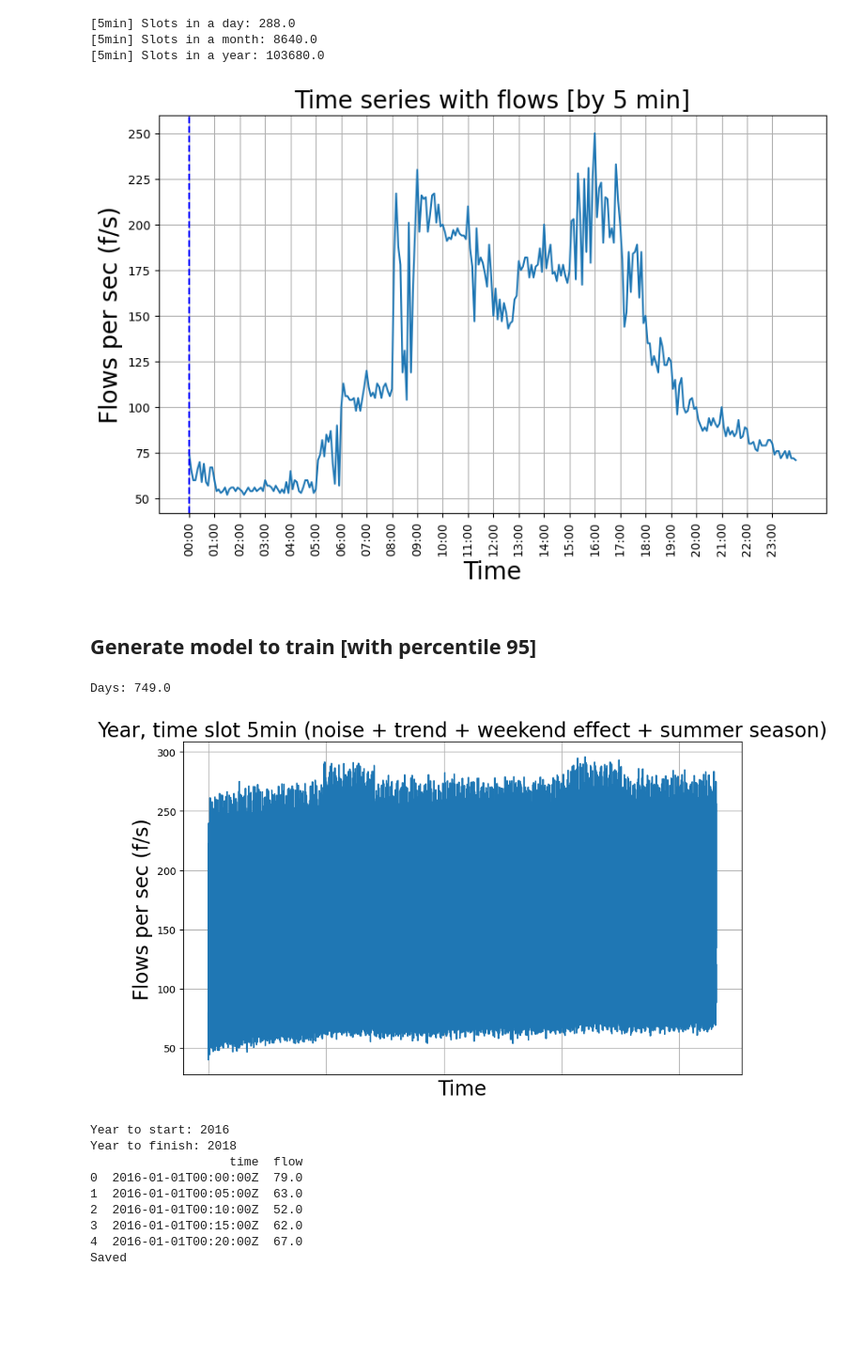
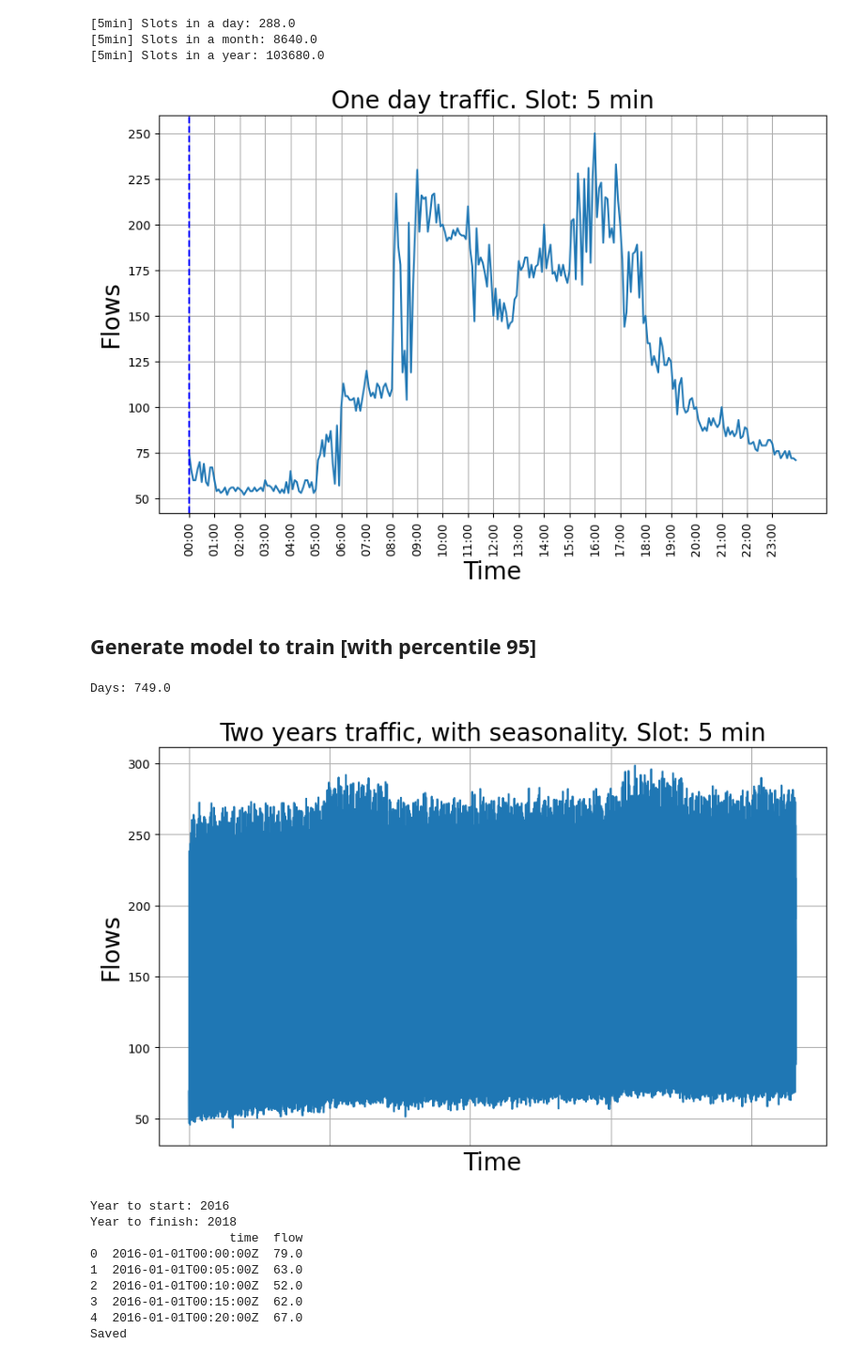
Before and after one commit to Raniita/traffic-forecast, a Jupyter notebook: notebooks/generate_dataset.ipynb, the cells around one changed output. Shown at 94% size. Drawn from its saved outputs; the diff is of its cells as text; code cells hidden in the pictures; blank space fills up the shorter version.

Commit message:
fix(memoria): rename plots

```diff
--- a/notebooks/generate_dataset.ipynb
+++ b/notebooks/generate_dataset.ipynb
@@ -29,7 +29,7 @@ def plot_time_series(time, values, label, mark_days=True, hide_xticks=False, onl
     plt.figure(figsize=(10,6))
     plt.plot(time, values)
     plt.xlabel("Time", fontsize=20)
-    plt.ylabel("Flows per sec (f/s)", fontsize=20)
+    plt.ylabel("Flows", fontsize=20)
 
     days = int(len(time)/288)
     if hide_xticks:
@@ -104,9 +104,9 @@ df = pd.read_csv('./data_test/flow_day_5min.csv')
 flows_5min_value = df['flow'].to_numpy()
 flows_5min_time = df['time'].to_numpy()
 
-plot_time_series(flows_5min_time, flows_5min_value, label="Time series with flows [by 5 min]", only_day=True)
+plot_time_series(flows_5min_time, flows_5min_value, label="One day traffic. Slot: 5 min", only_day=True)
 # %% [output]
-[figure, old version]
+[figure, new version]
 # %% [markdown]
 ## Generate model to train [with percentile 95]
 # %%
@@ -119,35 +119,35 @@ noise = 5
 # Weeks in a year, init 01-01, end at 30-12
 #weeks = 157     # Three years == 156
 weeks = 107
 #weeks = 53
 
 values_year = []
 for week in range(weeks):
     # 0 to 12 winter
     # 12 to 24 spring
     # 24 to 36 summer
     # 36 to 48 autum
     if week >= 24 and week <= 34:       # Its summernp.power(
         values_year.append(generate_week(flows_5min_value, beta_weekend=weekend, alpha_season=season))
     elif week >= 76 and week <= 86:    # Its summer
         values_year.append(generate_week(flows_5min_value, beta_weekend=weekend, alpha_season=season))
     elif week >= 128 and week <= 138:    # Its summer
         values_year.append(generate_week(flows_5min_value, beta_weekend=weekend, alpha_season=season))
     else:
         values_year.append(generate_week(flows_5min_value, beta_weekend=weekend))
 
 values_year = np.concatenate(values_year)
 values_year = apply_noise(values_year, noise=noise)
 values_year = apply_trend(values_year, cagr=trend_cagr, years=3)
 
 print(f"Days: {len(values_year)/day}")
 
 #time_seasonal = np.arange(int(day*7*weeks))
 time_year = np.arange(len(values_year))
-plot_time_series(time_year, values_year, label="Year, time slot 5min (noise + trend + weekend effect + summer season)", mark_days=False, hide_xticks=True)
+plot_time_series(time_year, values_year, label="Two years traffic, with seasonality. Slot: 5 min", mark_days=False, hide_xticks=True)
 # %% [output]
 Days: 749.0
-[figure, old version]
+[figure, new version]
 # %%
 # Disclaimer, selecting the year may rotate the trend of weekend
 # With 52, the weekend trend goes to Saturday-Sunday
```
Also changed, not shown: 11 other files.
